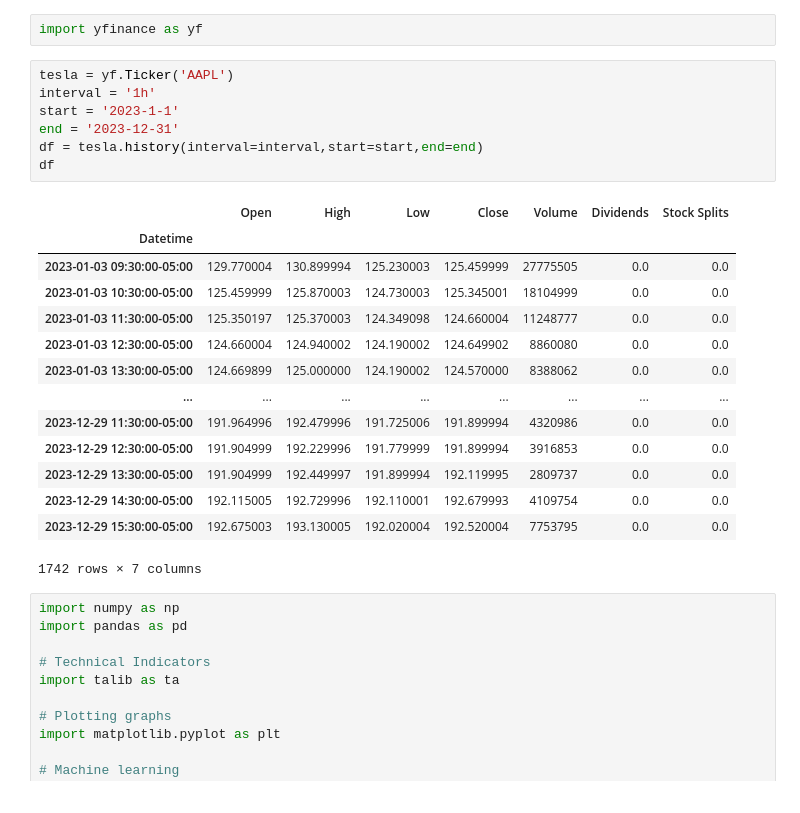
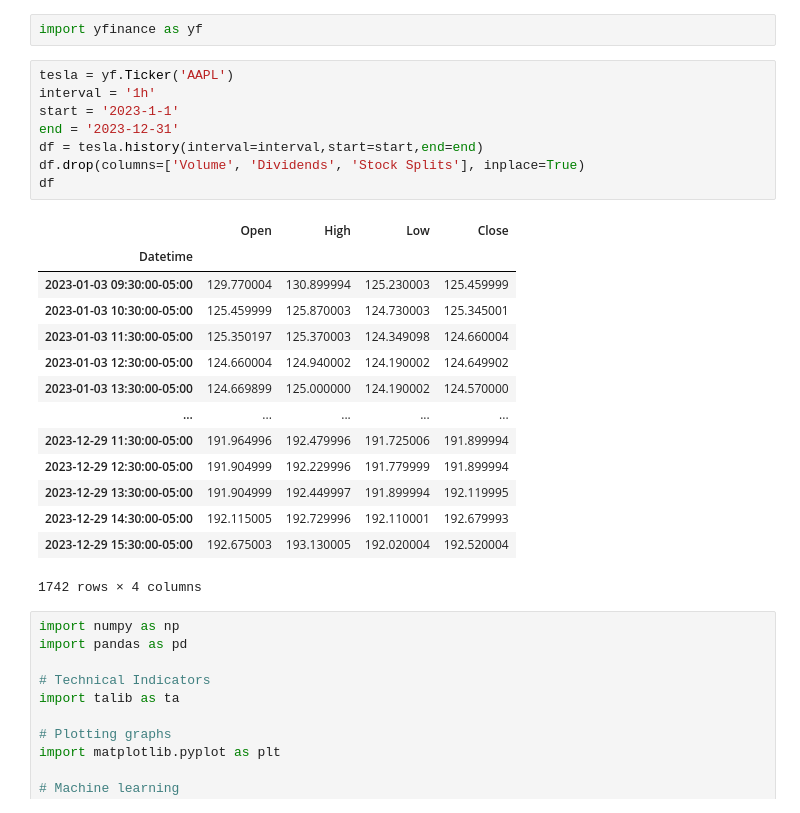
Before and after one commit to inuneko89/DADS_6003, a Jupyter notebook: Logistic_Regression.ipynb, the cells around one changed output. Drawn from its saved outputs; the diff is of its cells as text.

```diff
--- a/Logistic_Regression.ipynb
+++ b/Logistic_Regression.ipynb
@@ -70,25 +65,26 @@ import yfinance as yf
 # %%
 tesla = yf.Ticker('AAPL')
 interval = '1h'
 start = '2023-1-1'
 end = '2023-12-31'
 df = tesla.history(interval=interval,start=start,end=end)
+df.drop(columns=['Volume', 'Dividends', 'Stock Splits'], inplace=True)
 df
 # %% [output]
-|  | Open | High | Low | Close | Volume | Dividends | Stock Splits |
-| Datetime |  |  |  |  |  |  |  |
-| 2023-01-03 09:30:00-05:00 | 129.770004 | 130.899994 | 125.230003 | 125.459999 | 27775505 | 0.0 | 0.0 |
-| 2023-01-03 10:30:00-05:00 | 125.459999 | 125.870003 | 124.730003 | 125.345001 | 18104999 | 0.0 | 0.0 |
-| 2023-01-03 11:30:00-05:00 | 125.350197 | 125.370003 | 124.349098 | 124.660004 | 11248777 | 0.0 | 0.0 |
-| 2023-01-03 12:30:00-05:00 | 124.660004 | 124.940002 | 124.190002 | 124.649902 | 8860080 | 0.0 | 0.0 |
-| 2023-01-03 13:30:00-05:00 | 124.669899 | 125.000000 | 124.190002 | 124.570000 | 8388062 | 0.0 | 0.0 |
-| ... | ... | ... | ... | ... | ... | ... | ... |
-| 2023-12-29 11:30:00-05:00 | 191.964996 | 192.479996 | 191.725006 | 191.899994 | 4320986 | 0.0 | 0.0 |
-| 2023-12-29 12:30:00-05:00 | 191.904999 | 192.229996 | 191.779999 | 191.899994 | 3916853 | 0.0 | 0.0 |
-| 2023-12-29 13:30:00-05:00 | 191.904999 | 192.449997 | 191.899994 | 192.119995 | 2809737 | 0.0 | 0.0 |
-| 2023-12-29 14:30:00-05:00 | 192.115005 | 192.729996 | 192.110001 | 192.679993 | 4109754 | 0.0 | 0.0 |
-| 2023-12-29 15:30:00-05:00 | 192.675003 | 193.130005 | 192.020004 | 192.520004 | 7753795 | 0.0 | 0.0 |
+|  | Open | High | Low | Close |
+| Datetime |  |  |  |  |
+| 2023-01-03 09:30:00-05:00 | 129.770004 | 130.899994 | 125.230003 | 125.459999 |
+| 2023-01-03 10:30:00-05:00 | 125.459999 | 125.870003 | 124.730003 | 125.345001 |
+| 2023-01-03 11:30:00-05:00 | 125.350197 | 125.370003 | 124.349098 | 124.660004 |
+| 2023-01-03 12:30:00-05:00 | 124.660004 | 124.940002 | 124.190002 | 124.649902 |
+| 2023-01-03 13:30:00-05:00 | 124.669899 | 125.000000 | 124.190002 | 124.570000 |
+| ... | ... | ... | ... | ... |
+| 2023-12-29 11:30:00-05:00 | 191.964996 | 192.479996 | 191.725006 | 191.899994 |
+| 2023-12-29 12:30:00-05:00 | 191.904999 | 192.229996 | 191.779999 | 191.899994 |
+| 2023-12-29 13:30:00-05:00 | 191.904999 | 192.449997 | 191.899994 | 192.119995 |
+| 2023-12-29 14:30:00-05:00 | 192.115005 | 192.729996 | 192.110001 | 192.679993 |
+| 2023-12-29 15:30:00-05:00 | 192.675003 | 193.130005 | 192.020004 | 192.520004 |
-1742 rows × 7 columns
+1742 rows × 4 columns
 # %%
 import numpy as np
 import pandas as pd
```
Also changed, not shown: parts of 15 cells of this notebook.
